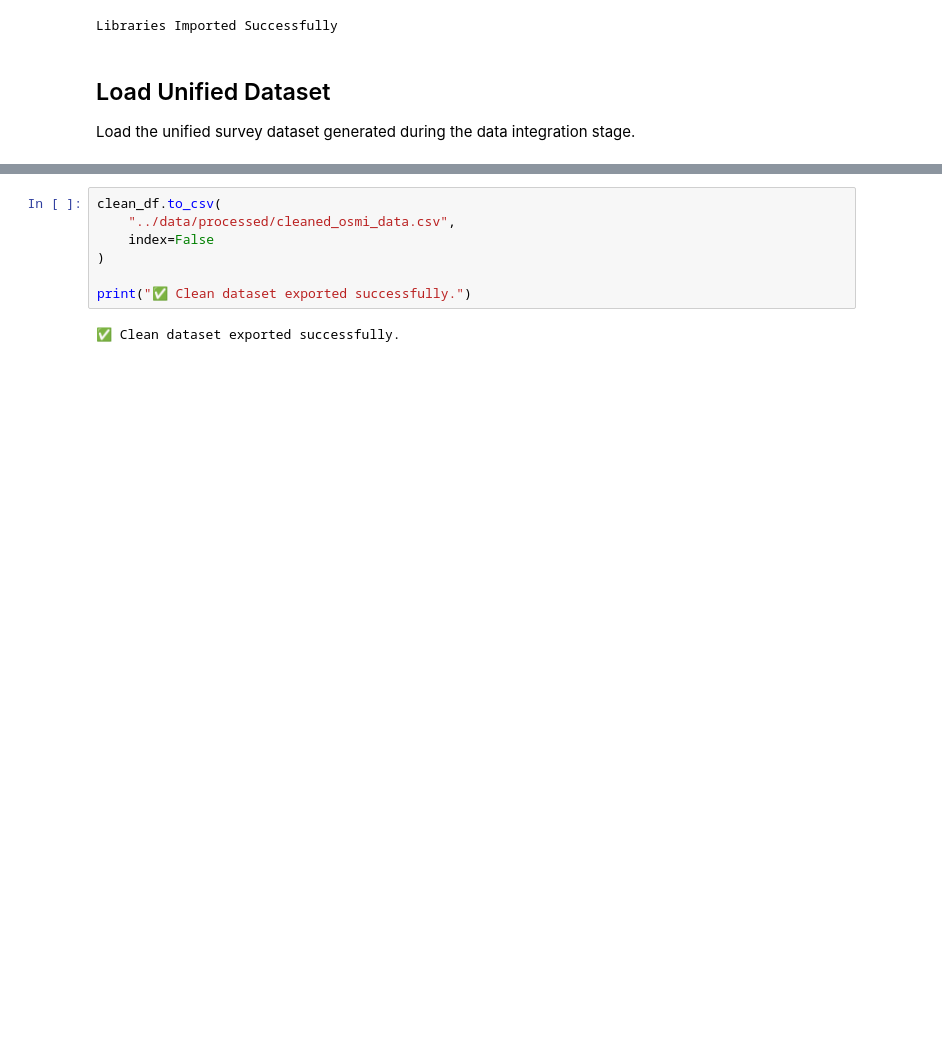
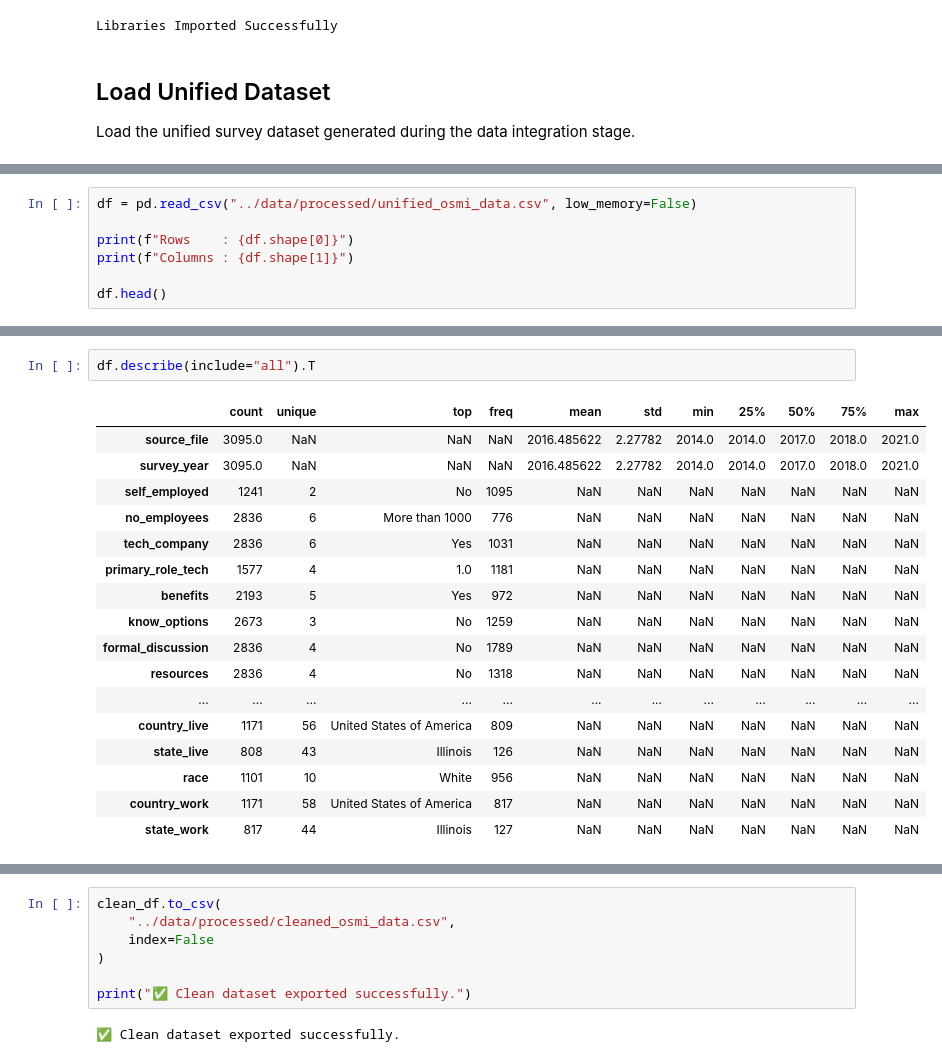
Before and after one commit to acelin009/MentalHealth-AI, a Jupyter notebook: notebooks/02_Data_Cleaning.ipynb, the cells around one changed output, grey strips where cells are left out. Saved outputs shown, nothing was run; the diff lists cells and outputs as text; blank space fills up the shorter version.

Commit message:
Add Data Cleaning & Harmonizing notebook

```diff
--- a/notebooks/02_Data_Cleaning.ipynb
+++ b/notebooks/02_Data_Cleaning.ipynb
@@ -1040,0 +49,7 @@ No additional cleaning should be required after this point.
+# %%
+df = pd.read_csv("../data/processed/unified_osmi_data.csv", low_memory=False)
+
+print(f"Rows    : {df.shape[0]}")
+print(f"Columns : {df.shape[1]}")
+
+df.head()
@@ -1040,0 +99,20 @@ No additional cleaning should be required after this point.
+# %%
+df.describe(include="all").T
+# %% [output]
+|  | count | unique | top | freq | mean | std | min | 25% | 50% | 75% | max |
+| source_file | 3095.0 | NaN | NaN | NaN | 2016.485622 | 2.27782 | 2014.0 | 2014.0 | 2017.0 | 2018.0 | 2021.0 |
+| survey_year | 3095.0 | NaN | NaN | NaN | 2016.485622 | 2.27782 | 2014.0 | 2014.0 | 2017.0 | 2018.0 | 2021.0 |
+| self_employed | 1241 | 2 | No | 1095 | NaN | NaN | NaN | NaN | NaN | NaN | NaN |
+| no_employees | 2836 | 6 | More than 1000 | 776 | NaN | NaN | NaN | NaN | NaN | NaN | NaN |
+| tech_company | 2836 | 6 | Yes | 1031 | NaN | NaN | NaN | NaN | NaN | NaN | NaN |
+| primary_role_tech | 1577 | 4 | 1.0 | 1181 | NaN | NaN | NaN | NaN | NaN | NaN | NaN |
+| benefits | 2193 | 5 | Yes | 972 | NaN | NaN | NaN | NaN | NaN | NaN | NaN |
+| know_options | 2673 | 3 | No | 1259 | NaN | NaN | NaN | NaN | NaN | NaN | NaN |
+| formal_discussion | 2836 | 4 | No | 1789 | NaN | NaN | NaN | NaN | NaN | NaN | NaN |
+| resources | 2836 | 4 | No | 1318 | NaN | NaN | NaN | NaN | NaN | NaN | NaN |
+| ... | ... | ... | ... | ... | ... | ... | ... | ... | ... | ... | ... |
+| country_live | 1171 | 56 | United States of America | 809 | NaN | NaN | NaN | NaN | NaN | NaN | NaN |
+| state_live | 808 | 43 | Illinois | 126 | NaN | NaN | NaN | NaN | NaN | NaN | NaN |
+| race | 1101 | 10 | White | 956 | NaN | NaN | NaN | NaN | NaN | NaN | NaN |
+| country_work | 1171 | 58 | United States of America | 817 | NaN | NaN | NaN | NaN | NaN | NaN | NaN |
+| state_work | 817 | 44 | Illinois | 127 | NaN | NaN | NaN | NaN | NaN | NaN | NaN |
```
Also changed, not shown: parts of 87 cells of this notebook, 3 other files.
